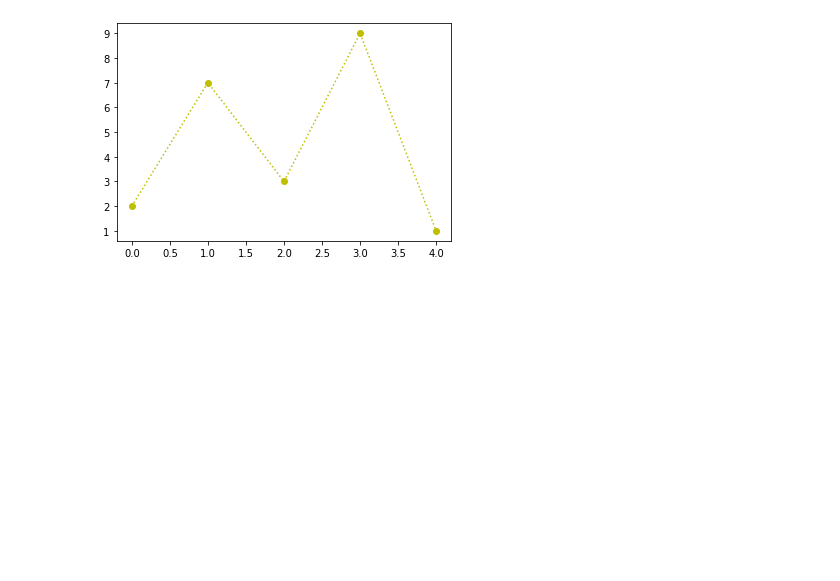
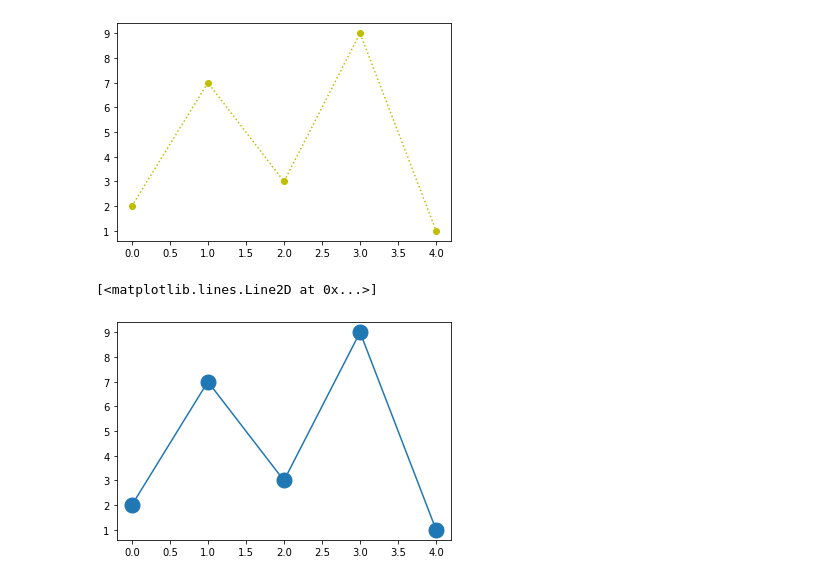
Before and after one commit to chimaihueze/Basics-of-Matplotlib, a Jupyter notebook: matplotlib_markers.ipynb, the cells around one changed output. Saved outputs shown, nothing was run; the diff lists cells and outputs as text; code cells hidden in the pictures; blank space fills up the shorter version.

```diff
--- a/matplotlib_markers.ipynb
+++ b/matplotlib_markers.ipynb
@@ -74,0 +107,5 @@ plt.plot(a, 'o:y')
+# %%
+plt.plot(a, marker = 'o', ms = 15)
+# %% [output]
+[<matplotlib.lines.Line2D at 0x...>]
+[figure, added]
```
Also changed, not shown: parts of 5 cells of this notebook.
